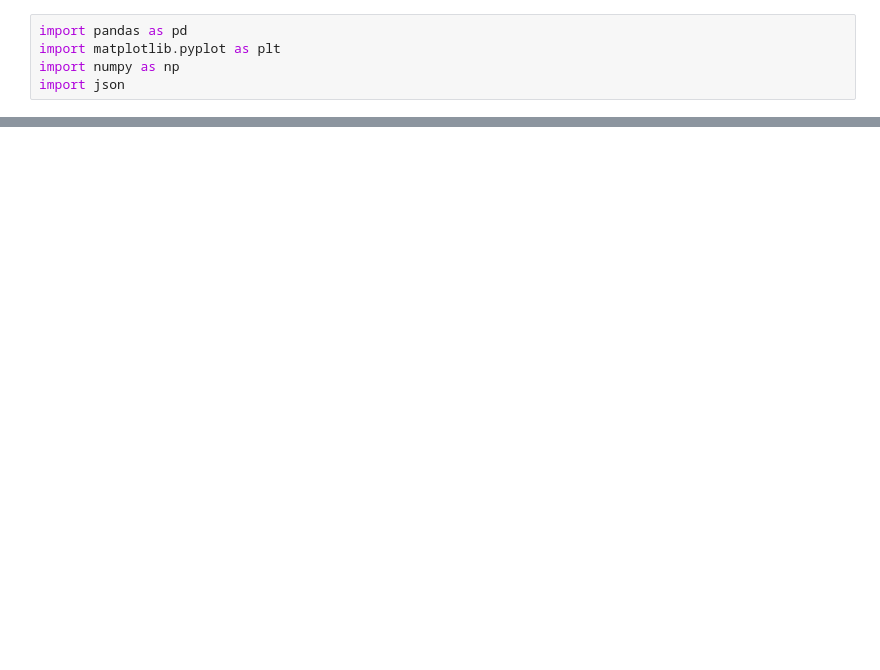
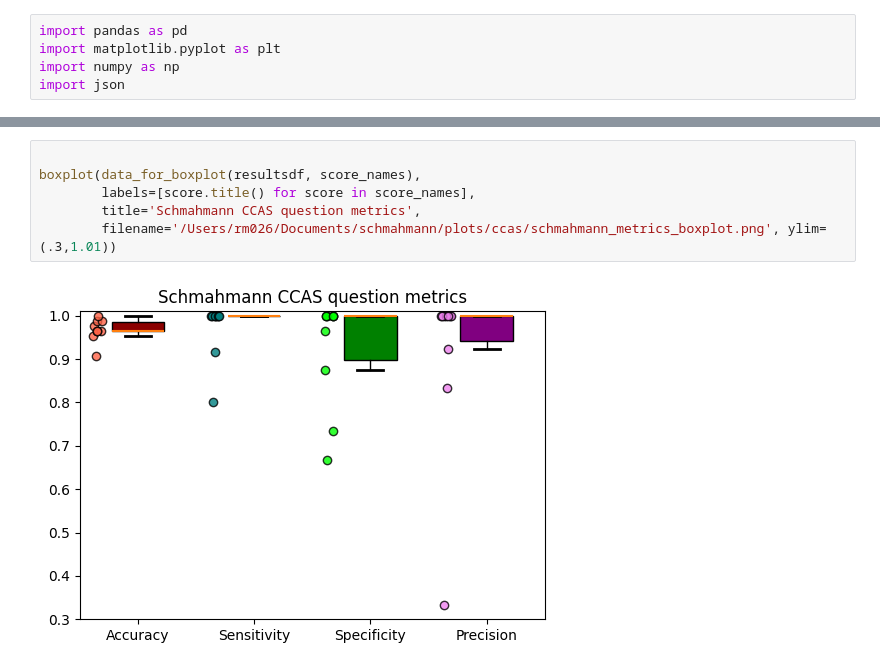
Before and after one commit to Calvinwhow/ReviewPyper, a Jupyter notebook: dev_tools/schmahmann_accuracy_analysis.ipynb, the cells around one changed output, grey strips where cells are left out. Cells and saved outputs as stored; diff of their text form; blank space fills up the shorter version.

```diff
--- a/dev_tools/schmahmann_accuracy_analysis.ipynb
+++ b/dev_tools/schmahmann_accuracy_analysis.ipynb
@@ -168,0 +316,8 @@ ignoring_unknowns_accuracy
+# %%
+
+boxplot(data_for_boxplot(resultsdf, score_names),
+        labels=[score.title() for score in score_names],
+        title='Schmahmann CCAS question metrics',
+        filename='/Users/rm026/Documents/schmahmann/plots/ccas/schmahmann_metrics_boxplot.png', ylim=(.3,1.01))
+# %% [output]
+[figure, added]
```
Also changed, not shown: parts of 23 cells of this notebook, 5 other files.
